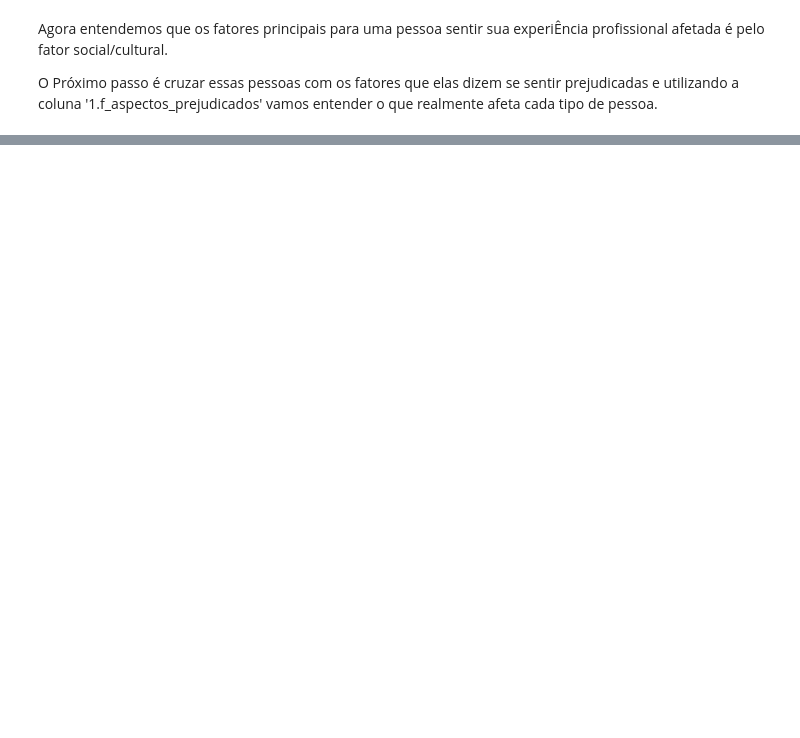
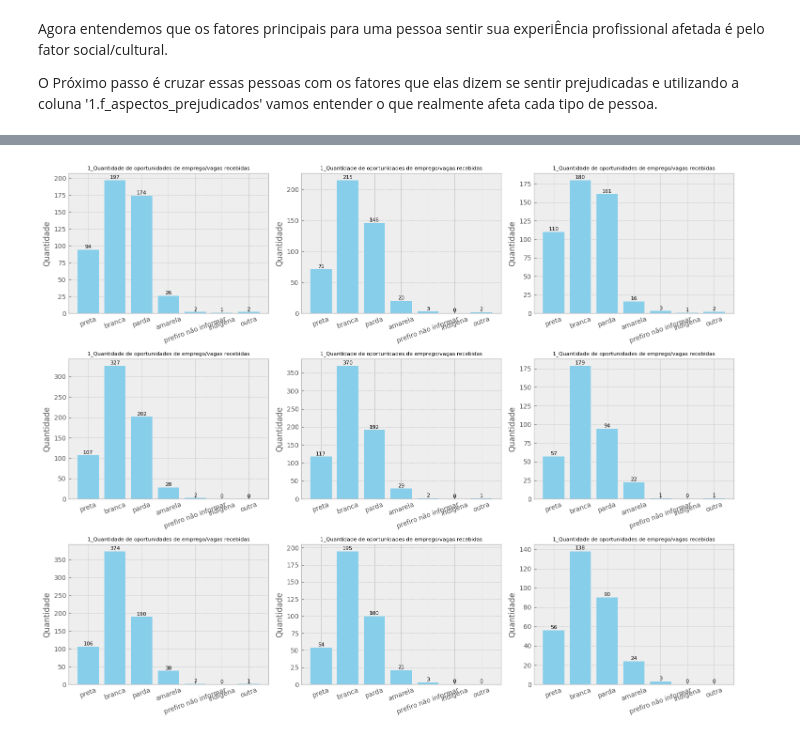
Before and after one commit to rodriguesgui/DC-Data-Glow-Up, a Jupyter notebook: src/main.ipynb, the cells around one changed output, grey strips where cells are left out. Cells and saved outputs as stored; diff of their text form; code cells hidden in the pictures; blank space fills up the shorter version.

```diff
--- a/src/main.ipynb
+++ b/src/main.ipynb
@@ -692,0 +753,45 @@ O Próximo passo é cruzar essas pessoas com os fatores que elas dizem se sentir
+# %%
+categorias_1 = [col.replace('1.f.', '') for col in colunas_1f_dummies]
+
+breed_counts = {}
+for cor in df['1.c_cor/raca/etnia'].unique():
+    dados_cor = df[df['1.c_cor/raca/etnia'] == genero]
+    valores = dados_genero[colunas_1f_dummies].sum().values
+
+    # Garantir que tem o shape certo
+    if len(valores) == len(colunas_1f_dummies):
+        breed_counts[cor] = valores
+# %%
+# Colunas dummies da 1.f
+colunas_1f_dummies = [col for col in df.columns if col.startswith('1.f.') and col != '1.f.10_não_respondeu']
+cores = df['1.c_cor/raca/etnia'].dropna().unique()
+
+n = len(colunas_1f_dummies)
+cols = 3  # 3 por linha
+rows = (n + cols - 1) // cols  # arredonda pra cima
+
+fig, axes = plt.subplots(rows, cols, figsize=(cols * 5, rows * 4))
+axes = axes.flatten()  # facilita o acesso aos subplots
+
+for i, coluna in enumerate(colunas_1f_dummies):
+    valores = [df[df['1.c_cor/raca/etnia'] == cor][coluna].sum() for cor in cores]
+    nome_aspecto_cor = coluna.replace('1.f.', '')
+
+    ax = axes[i]
+    ax.bar(cores, valores, color='skyblue')
+    ax.set_title(nome_aspecto, fontsize=8)
+    ax.set_ylabel('Quantidade')
+    ax.set_xticklabels(cores, rotation=20)
+
+    # Rótulos nas barras
+    for j, v in enumerate(valores):
+        ax.text(j, v + 0.5, str(int(v)), ha='center', va='bottom', fontsize=8)
+
+# Remove eixos extras, se sobrar espaço
+for j in range(i+1, len(axes)):
+    fig.delaxes(axes[j])
+
+plt.tight_layout()
+plt.show()
+# %% [output]
+[figure, added]
```
Also changed, not shown: parts of 17 cells of this notebook.
